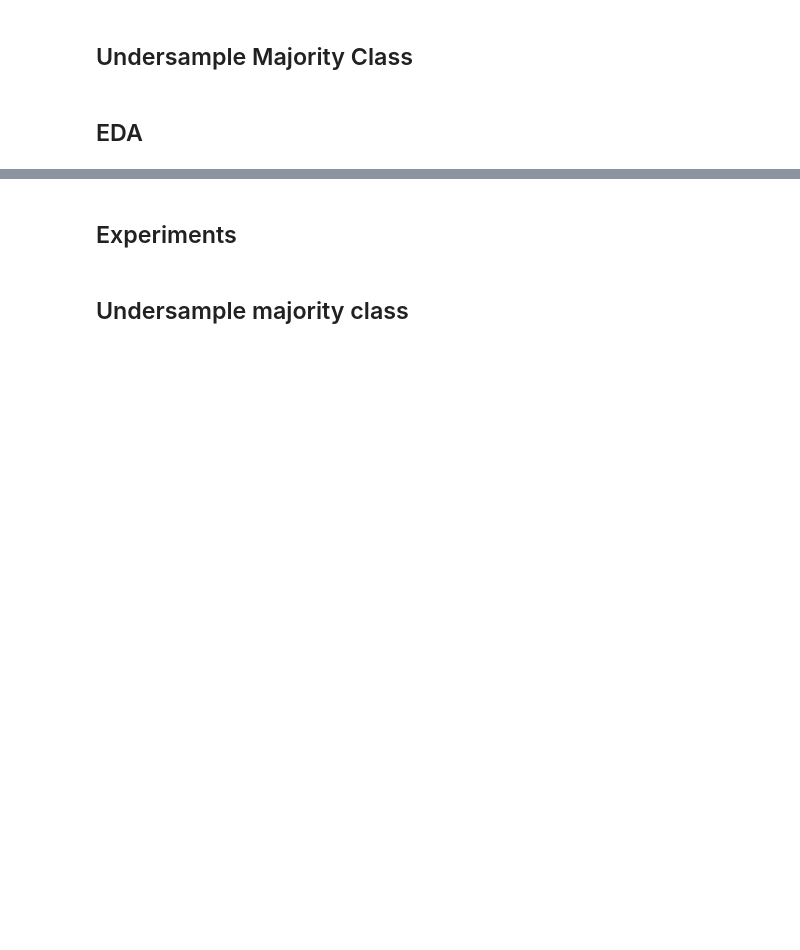
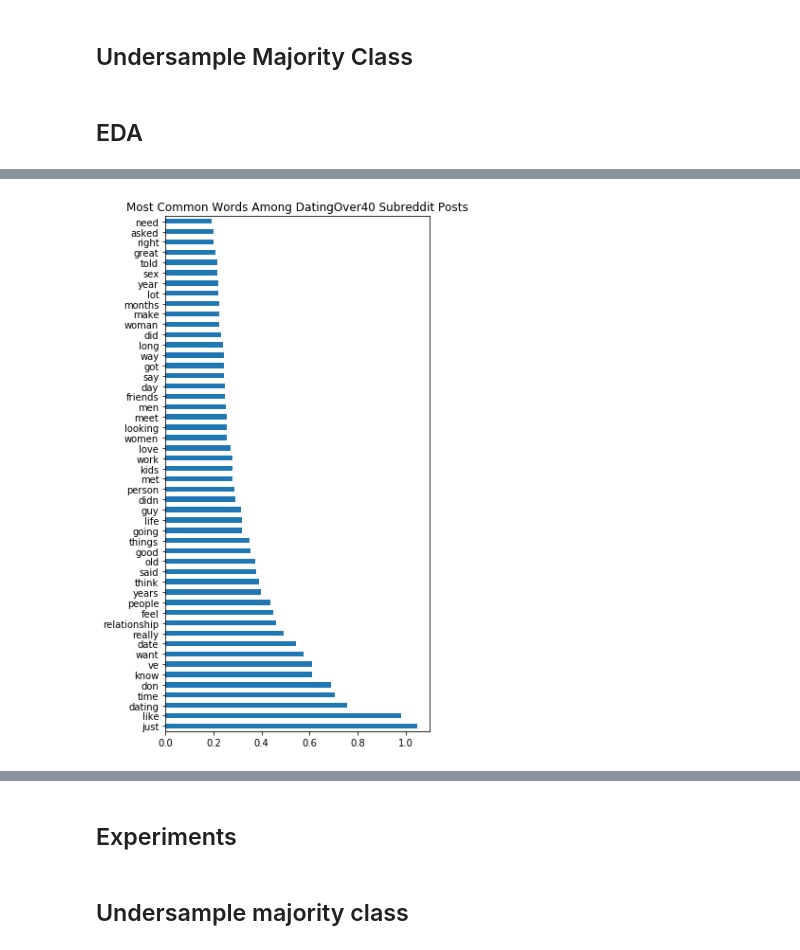
Before and after one commit to matthewlee44/reddit_subreddit_classification, a Jupyter notebook: Untitled1.ipynb, the cells around one changed output, grey strips where cells are left out. Cells and saved outputs as stored; diff of their text form; code cells hidden in the pictures; blank space fills up the shorter version.

```diff
--- a/Untitled1.ipynb
+++ b/Untitled1.ipynb
@@ -129,0 +128,6 @@ model_df_vec_target0.shape
+# %%
+plt.figure(figsize=(5,10))
+plt.title("Most Common Words Among DatingOver40 Subreddit Posts")
+model_df_vec_target1.drop(columns=["||__target__||"]).mean().sort_values(ascending=False).head(50).plot(kind="barh");
+# %% [output]
+[figure, added]
```
Also changed, not shown: parts of 15 cells of this notebook, 1 other file.
